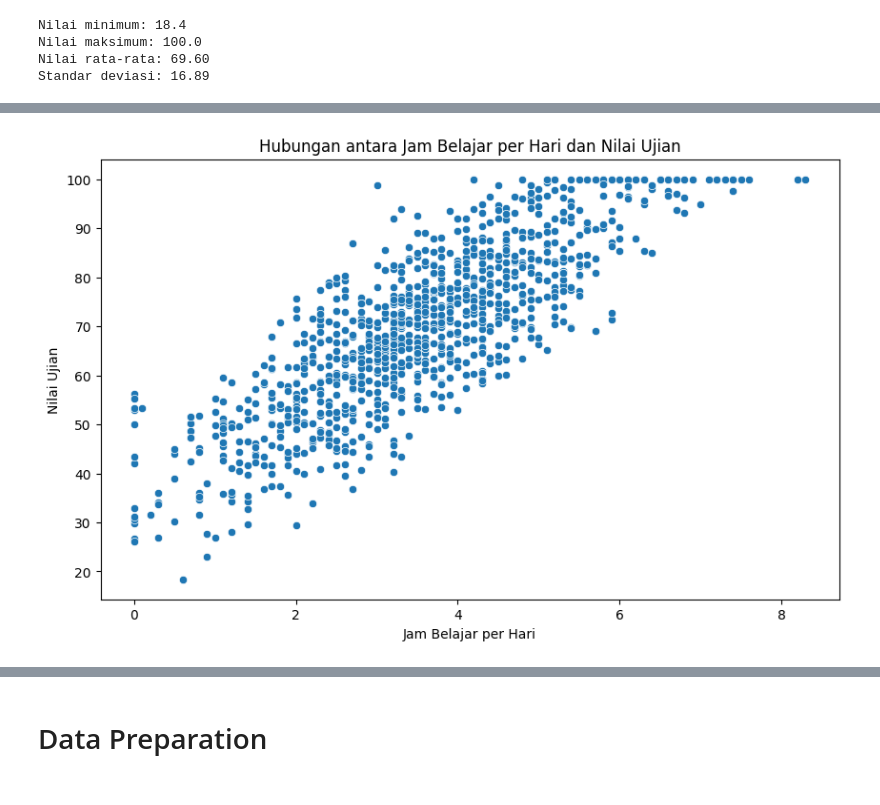
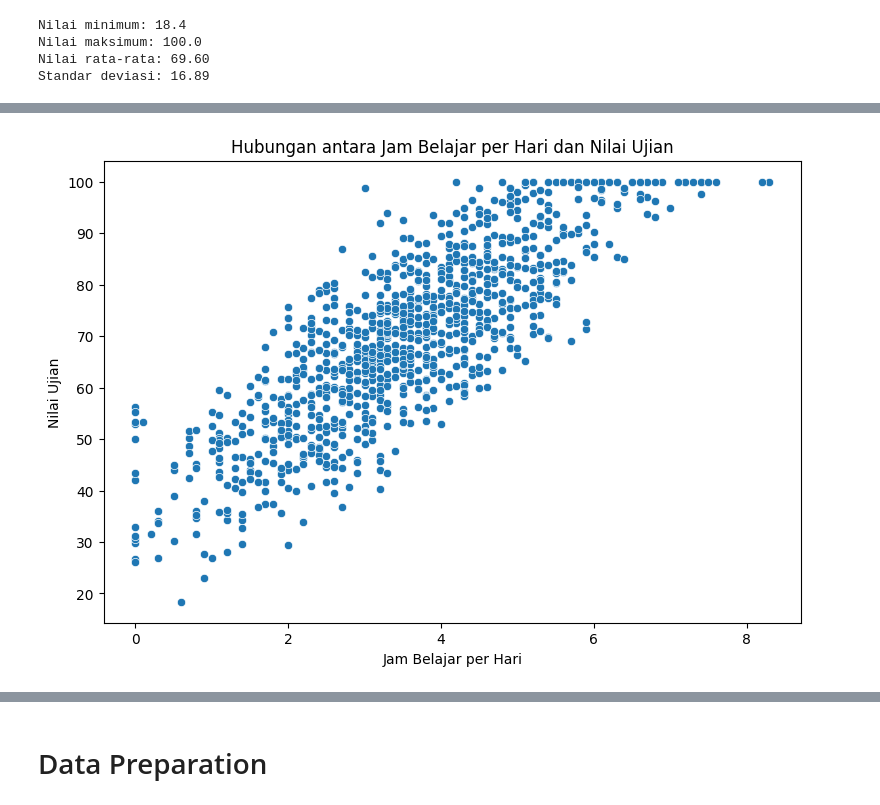
Before and after one commit to ardanngrha/student-habits-vs-academic-performance, a Jupyter notebook: notebook.ipynb, the cells around one changed output, grey strips where cells are left out. Saved outputs shown, nothing was run; the diff lists cells and outputs as text; code cells hidden in the pictures.

```diff
--- a/notebook.ipynb
+++ b/notebook.ipynb
@@ -88,3 +98,3 @@ df[df.isna().any(axis=1)]
 # %%
 most_frequent = df['parental_education_level'].mode()[0]
-df['parental_education_level'].fillna(most_frequent, inplace=True)
+df['parental_education_level'] = df['parental_education_level'].fillna(most_frequent)
@@ -191,10 +223,10 @@ plt.show()
 # %%
-# Analisis Bivariat
-plt.figure(figsize=(10, 6))
+# Analisis Hubungan antara Jam Belajar dan Nilai Ujian karena yang sangat berpengaruh
+plt.figure(figsize=(9, 6))
 sns.scatterplot(x='study_hours_per_day', y='exam_score', data=df)
 plt.title('Hubungan antara Jam Belajar per Hari dan Nilai Ujian')
 plt.xlabel('Jam Belajar per Hari')
 plt.ylabel('Nilai Ujian')
 plt.show()
 # %% [output]
-[figure, old version]
+[figure, new version]
```
Also changed, not shown: parts of 58 cells of this notebook, 2 other files.
